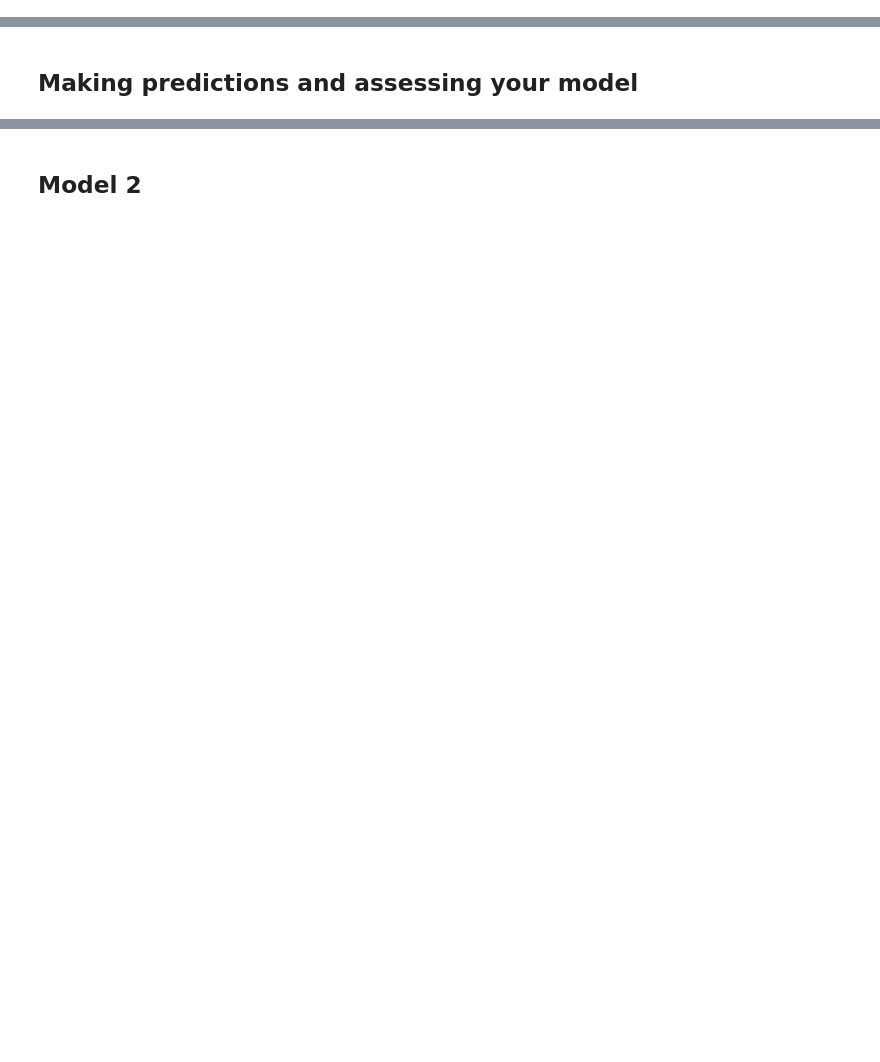
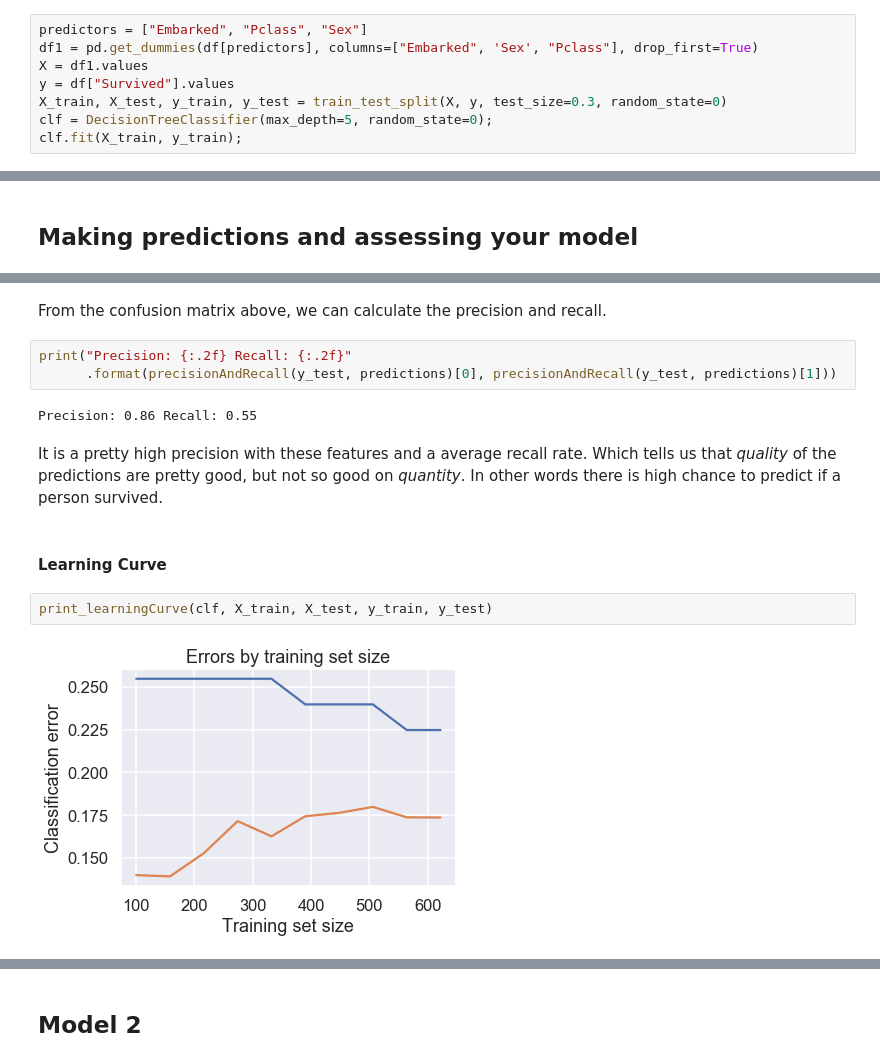
Before and after one commit to Certinax/cst383-data-science, a Jupyter notebook: Homework11/titanic.ipynb, the cells around one changed output, grey strips where cells are left out. Cells and saved outputs as stored; diff of their text form; blank space fills up the shorter version.

```diff
--- a/Homework11/titanic.ipynb
+++ b/Homework11/titanic.ipynb
@@ -193,0 +238,8 @@ np.random.seed(123)
+# %%
+predictors = ["Embarked", "Pclass", "Sex"]
+df1 = pd.get_dummies(df[predictors], columns=["Embarked", 'Sex', "Pclass"], drop_first=True)
+X = df1.values
+y = df["Survived"].values
+X_train, X_test, y_train, y_test = train_test_split(X, y, test_size=0.3, random_state=0)
+clf = DecisionTreeClassifier(max_depth=5, random_state=0);
+clf.fit(X_train, y_train);
@@ -203,0 +372,15 @@ _I would like you to produce a learning curve to try to see if high bias or high
+# %% [markdown]
+From the confusion matrix above, we can calculate the precision and recall.
+# %%
+print("Precision: {:.2f} Recall: {:.2f}"
+      .format(precisionAndRecall(y_test, predictions)[0], precisionAndRecall(y_test, predictions)[1]))
+# %% [output]
+Precision: 0.86 Recall: 0.55
+# %% [markdown]
+It is a pretty high precision with these features and a average recall rate. Which tells us that *quality* of the predictions are pretty good, but not so good on *quantity*. In other words there is high chance to predict if a person survived.
+# %% [markdown]
+#### Learning Curve
+# %%
+print_learningCurve(clf, X_train, X_test, y_train, y_test)
+# %% [output]
+[figure, added]
```
Also changed, not shown: parts of 65 cells of this notebook, 17 other files.
